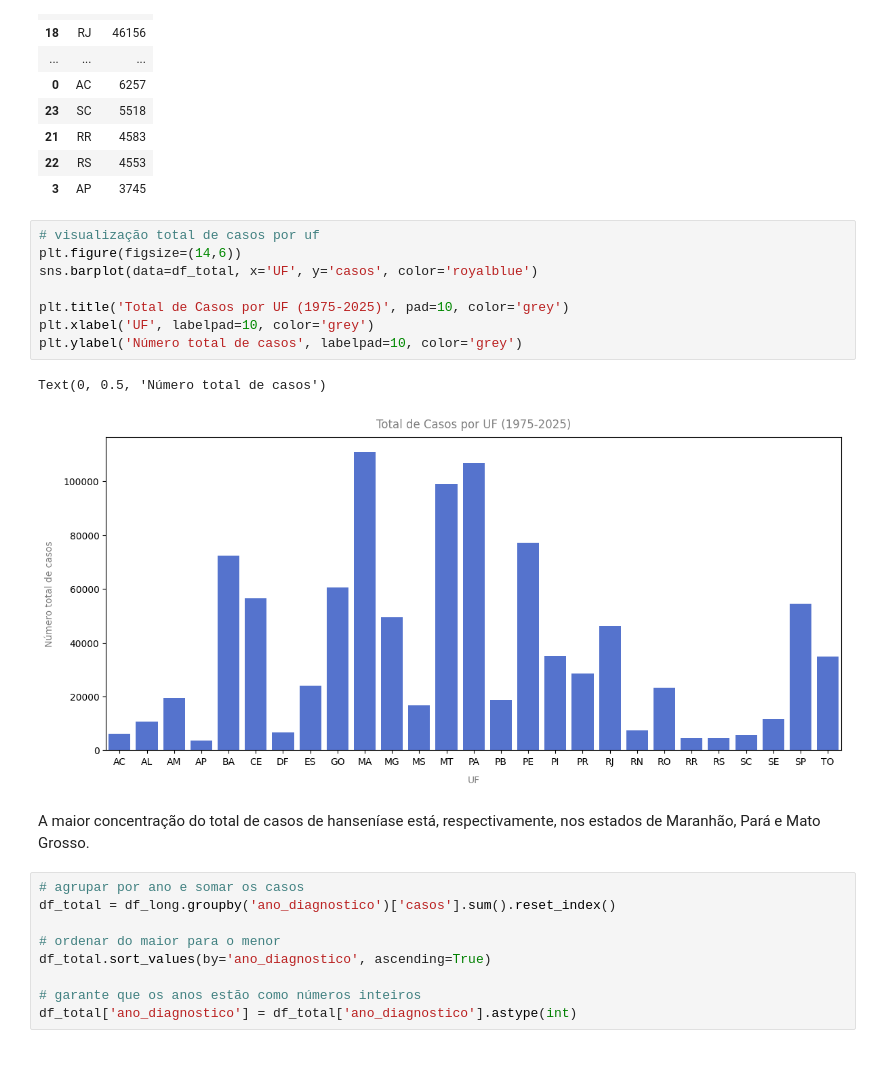
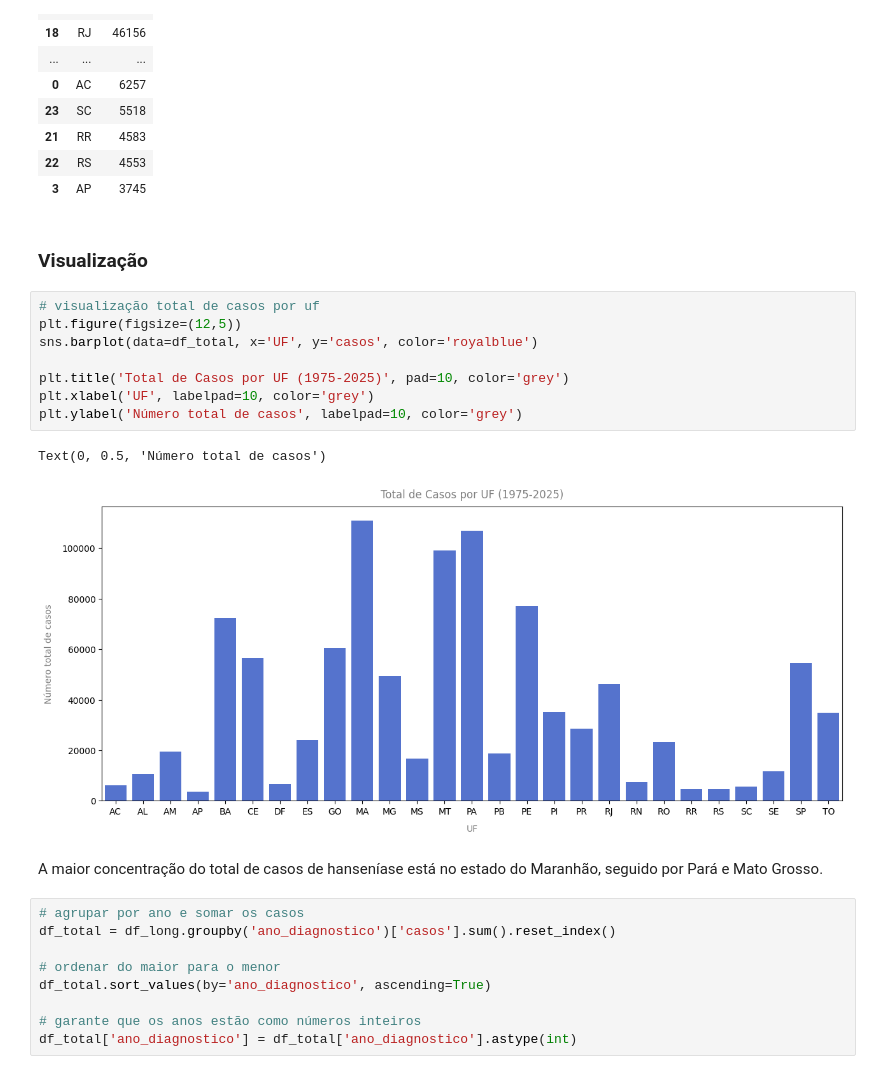
Before and after one commit to keyscarvalho/hanseniase_brasil, a Jupyter notebook: analises.ipynb, the cells around one changed output. Drawn from its saved outputs; the diff is of its cells as text.

```diff
--- a/analises.ipynb
+++ b/analises.ipynb
@@ -126,19 +130,21 @@ df_total.sort_values(by='casos', ascending=False)
 | 21 | RR | 4583 |
 | 22 | RS | 4553 |
 | 3 | AP | 3745 |
+# %% [markdown]
+### Visualização
 # %%
 # visualização total de casos por uf
-plt.figure(figsize=(14,6))
+plt.figure(figsize=(12,5))
 sns.barplot(data=df_total, x='UF', y='casos', color='royalblue')
 
 plt.title('Total de Casos por UF (1975-2025)', pad=10, color='grey')
 plt.xlabel('UF', labelpad=10, color='grey')
 plt.ylabel('Número total de casos', labelpad=10, color='grey')
 # %% [output]
 Text(0, 0.5, 'Número total de casos')
-[figure, old version]
+[figure, new version]
 # %% [markdown]
-A maior concentração do total de casos de hanseníase está, respectivamente, nos estados de Maranhão, Pará e Mato Grosso.
+A maior concentração do total de casos de hanseníase está no estado do Maranhão, seguido por Pará e Mato Grosso.
 # %%
 # agrupar por ano e somar os casos
 df_total = df_long.groupby('ano_diagnostico')['casos'].sum().reset_index()
```
Also changed, not shown: parts of 51 cells of this notebook, 2 other files.
